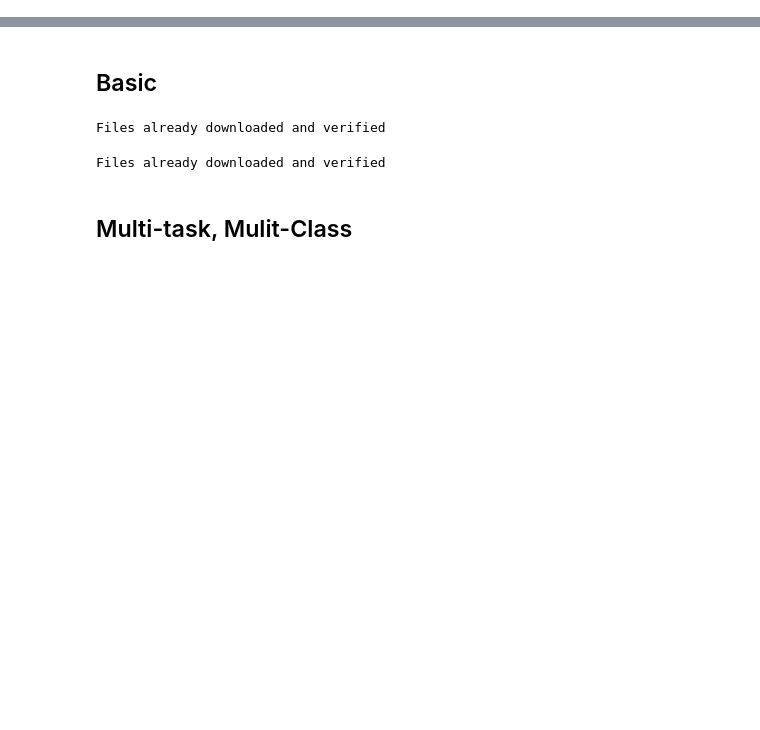
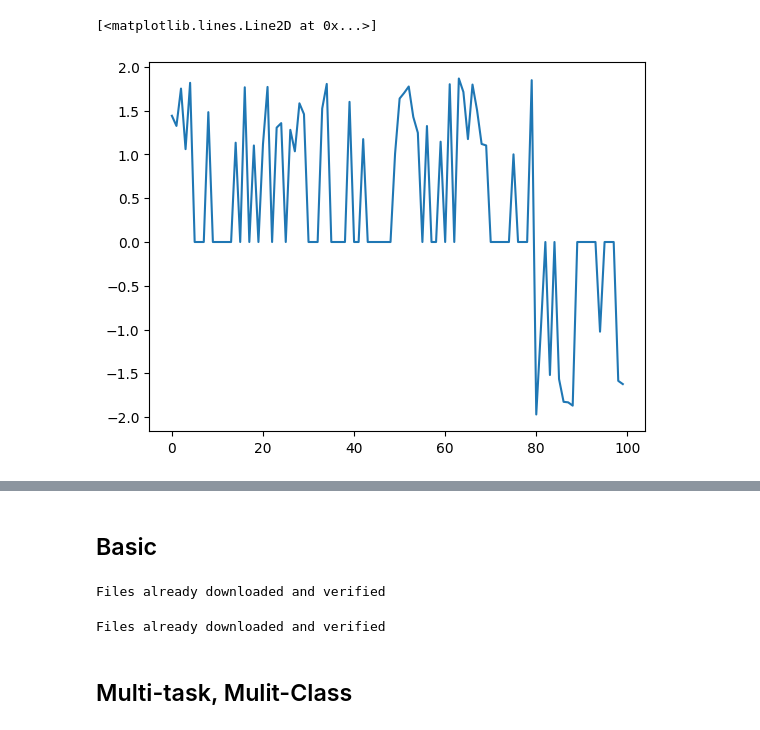
Before and after one commit to YuxinB/ProL, a Jupyter notebook: notebooks/dev.ipynb, the cells around one changed output, grey strips where cells are left out. Cells and saved outputs as stored; diff of their text form; code cells hidden in the pictures; blank space fills up the shorter version.

```diff
--- a/notebooks/dev.ipynb
+++ b/notebooks/dev.ipynb
@@ -0,0 +5,20 @@
+# %%
+file = '/home/ubuntu/ProL/experiments/synthetic_markov/synthetic.pkl'
+# %%
+with open(file, 'rb') as f:
+    saved = pickle.load(f)
+full_pattern_list = saved['pattern']
+# %%
+pattern = full_pattern_list[0]
+x_train, y_train = get_synthetic_data(
+            N=20,
+            total_time_steps=100,
+            seed=1996,
+            markov=True,
+            pattern=pattern
+        )
+# %%
+plt.plot(x_train * y_train)
+# %% [output]
+[<matplotlib.lines.Line2D at 0x...>]
+[figure, added]
```
Also changed, not shown: parts of 3 cells of this notebook, 10 other files.
